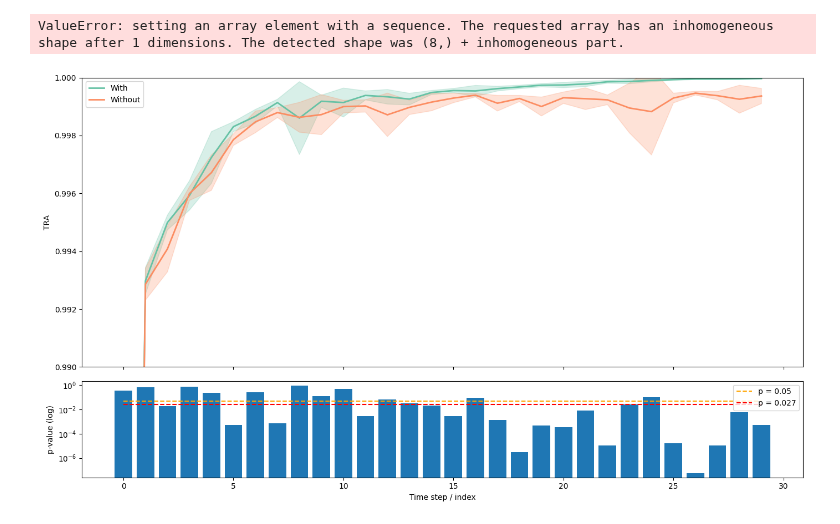
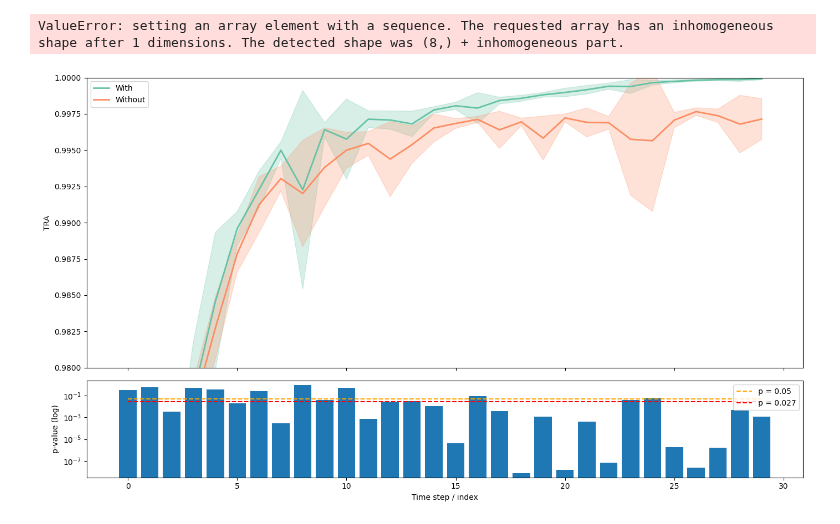
Before and after one commit to cdalinghaus-mthesis/figures, a Jupyter notebook: embedding_effects/stats_toiam.ipynb, the cells around one changed output. Cells and saved outputs as stored; diff of their text form; code cells hidden in the pictures.

```diff
--- a/embedding_effects/stats_toiam.ipynb
+++ b/embedding_effects/stats_toiam.ipynb
@@ -95,7 +95,7 @@ values_with_effect = []
 for fname in os.listdir(f"effects/{DATASET}/with/"):
     data = pd.read_csv(f"effects/{DATASET}/with/{fname}")
 
-    l = data["TRA"].to_list()
+    l = data["LNK"].to_list()
 
     res = l[0]
 
@@ -105,7 +105,7 @@ values_without_effect = []
 for fname in os.listdir(f"effects/{DATASET}/without/"):
     data = pd.read_csv(f"effects/{DATASET}/without/{fname}")
 
-    l = data["TRA"].to_list()
+    l = data["LNK"].to_list()
 
     res = l[0]
     values_without_effect.append(res)
@@ -124,7 +124,7 @@ values_with_effect = []
 for fname in os.listdir(f"effects/{DATASET}/with/"):
     data = pd.read_csv(f"effects/{DATASET}/with/{fname}")
 
-    l = data["TRA"].to_list()
+    l = data["LNK"].to_list()
 
     res = l[-1]
 
@@ -134,7 +134,7 @@ values_without_effect = []
 for fname in os.listdir(f"effects/{DATASET}/without/"):
     data = pd.read_csv(f"effects/{DATASET}/without/{fname}")
 
-    l = data["TRA"].to_list()
+    l = data["LNK"].to_list()
 
     res = l[-1]
     values_without_effect.append(res)
@@ -154,7 +154,7 @@ indices = []
 for fname in os.listdir(f"effects/{DATASET}/with/"):
     data = pd.read_csv(f"effects/{DATASET}/with/{fname}")
 
-    l = data["TRA"].to_list()
+    l = data["LNK"].to_list()
 
     res = max(l)
     indices.append(l.index(res))
@@ -166,7 +166,7 @@ indexloc = 0
 for fname in os.listdir(f"effects/{DATASET}/without/"):
     data = pd.read_csv(f"effects/{DATASET}/without/{fname}")
 
-    l = data["TRA"].to_list()
+    l = data["LNK"].to_list()
 
     res = l[indices[indexloc]]
     indexloc += 1
@@ -214,14 +214,14 @@ withs = []
 for fname in os.listdir(f"effects/{DATASET}/with/"):
     data = pd.read_csv(f"effects/{DATASET}/with/{fname}")
 
-    l = data["TRA"].to_list()
+    l = data["LNK"].to_list()
     withs.append(l)
 
 withouts = []
 for fname in os.listdir(f"effects/{DATASET}/without/"):
     data = pd.read_csv(f"effects/{DATASET}/without/{fname}")
 
-    l = data["TRA"].to_list()
+    l = data["LNK"].to_list()
     withouts.append(l)
 
 
@@ -253,13 +253,13 @@ withs = []
 for fname in sorted(os.listdir(f"effects/{DATASET}/with/")):
     df = pd.read_csv(f"effects/{DATASET}/with/{fname}")
 
-    withs.append(df["TRA"].to_numpy())
+    withs.append(df["LNK"].to_numpy())
 
 withouts = []
 for fname in sorted(os.listdir(f"effects/{DATASET}/without/")):
     df = pd.read_csv(f"effects/{DATASET}/without/{fname}")
 
-    withouts.append(df["TRA"].to_numpy())
+    withouts.append(df["LNK"].to_numpy())
 
 # Ensure all runs have the same length (truncate to min length if not)
 minlen = min(min(map(len, withs)), min(map(len, withouts)))
@@ -308,32 +308,32 @@ fig, (ax_top, ax_bottom) = plt.subplots(
 )
 
 # --- TOP ---
 plot_mean_shaded(ax_top, withs, ca, "With")
 plot_mean_shaded(ax_top, withouts, cb, "Without")
 ax_top.set_ylabel("TRA")  # or "Score" / your metric name
 # Optional: uncomment if you want the same y-limits as your example
 # ax_top.set_ylim(0.90, 1.0)
 ax_top.legend(loc="best")
 
 # --- BOTTOM ---
 ax_bottom.bar(x, pvals)
 ax_bottom.set_yscale("log")
 ax_bottom.set_ylabel("p-value (log)")
 ax_bottom.set_xlabel("Time step / index")
 
 
-ymin = 0.99
+ymin = 0.98
 ymax = 1.0
 
 ax_top.set_ylim(ymin, ymax)
 
 # threshold lines
 ax_bottom.hlines(0.05, x.min(), x.max(), color="orange", linestyle="--", label="p = 0.05")
 ax_bottom.hlines(0.027, x.min(), x.max(), color="red", linestyle="--", label="p = 0.027")
 ax_bottom.legend(loc="upper right")
 
 fig.tight_layout()
 plt.savefig("fin_time_TOIAM.pdf", bbox_inches="tight")
 plt.show()
 # %% [output]
-[figure, old version]
+[figure, new version]
```
Also changed, not shown: parts of 4 cells of this notebook, 2 other files.
